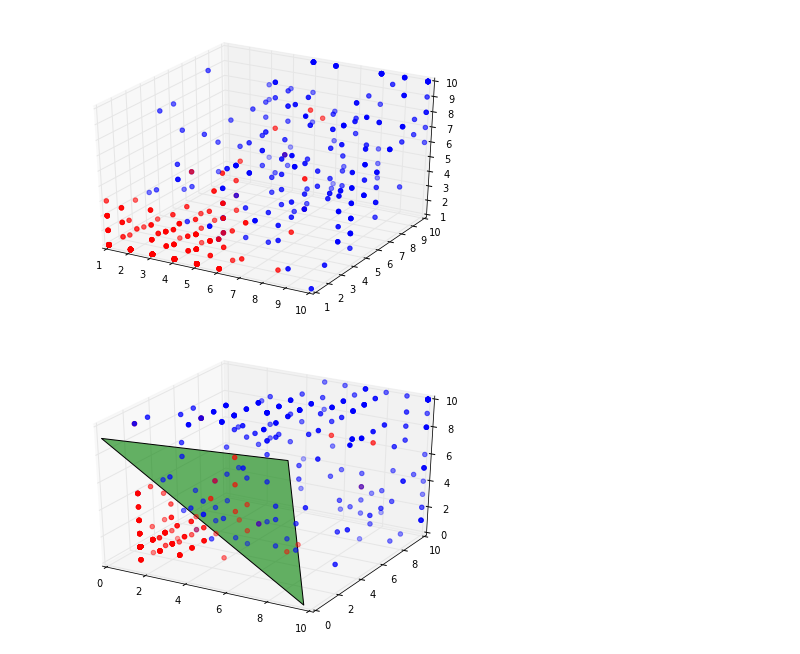
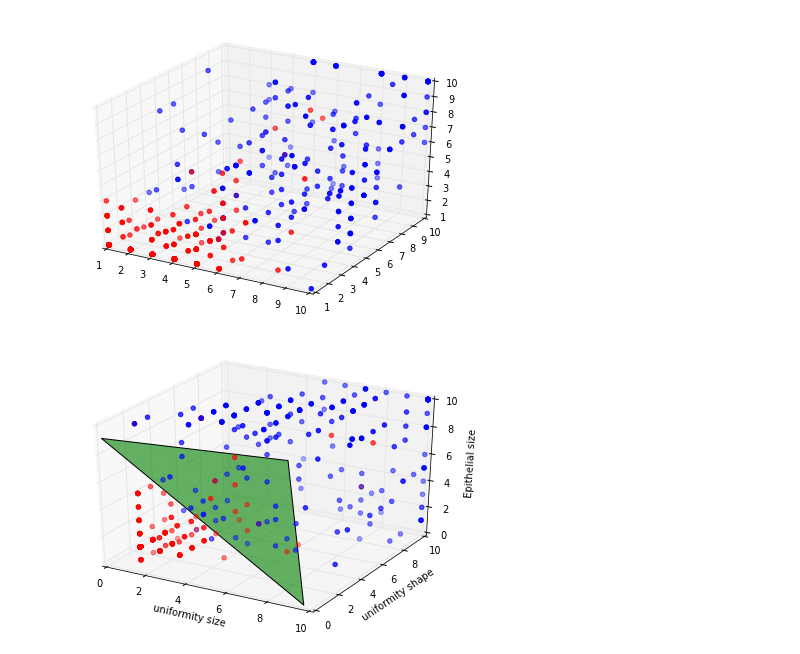
Before and after one commit to temporaer/tutorial_ml_gkbionics, a Jupyter notebook: Wisconsin Breast Cancer.ipynb, the cells around one changed output. Drawn from its saved outputs; the diff is of its cells as text; code cells hidden in the pictures.

Commit message:
More images for logistic regression

```diff
--- a/Wisconsin Breast Cancer.ipynb
+++ b/Wisconsin Breast Cancer.ipynb
@@ -44,15 +44,19 @@ v3 = np.array([0 ,  0, b / w[2]])
 # %%
 from mpl_toolkits.mplot3d.art3d import Poly3DCollection
 from matplotlib.colors import colorConverter
 fig = plt.figure()
 cc = lambda arg: colorConverter.to_rgba(arg, alpha=0.6)
 
 ax = Axes3D(fig)
 x = [0,0,0]
 h = -np.array([v1, v2, v3])
 verts = [h]
 ax.add_collection3d(Poly3DCollection(verts, facecolors=[cc("green")]))
 ax.scatter3D(X_[:, 0], X_[:, 1], X_[:, 2], color=np.array(["red", "blue"])[y])
+ax.set_xlabel("uniformity size")
+ax.set_ylabel("uniformity shape")
+ax.set_zlabel("Epithelial size")
+plt.savefig("presentation/logreg-pics/wisconsin_surface.pdf")
 plt.show()
 # %% [output]
-[figure, old version]
+[figure, new version]
```
Also changed, not shown: 7 other files.
